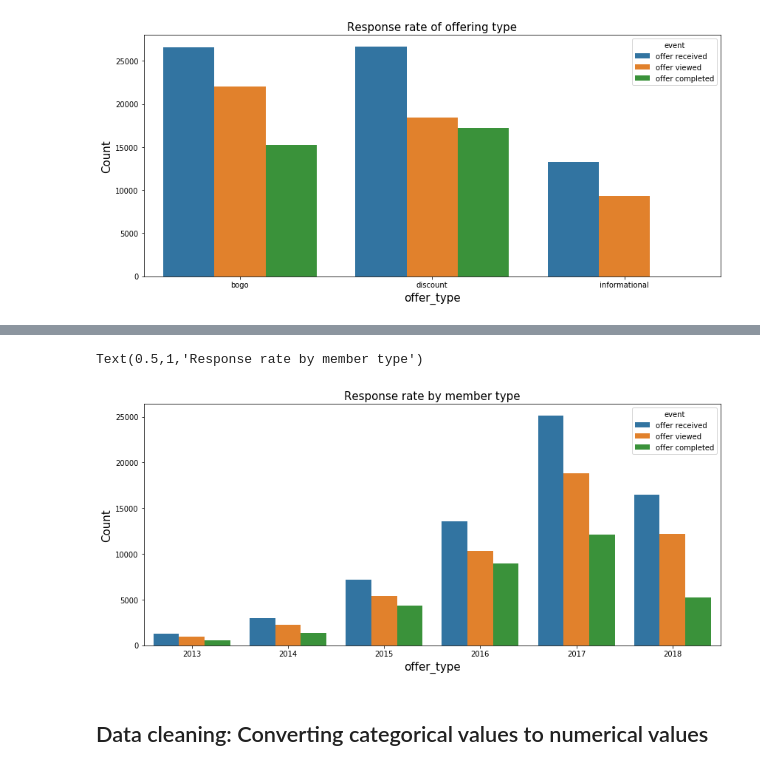
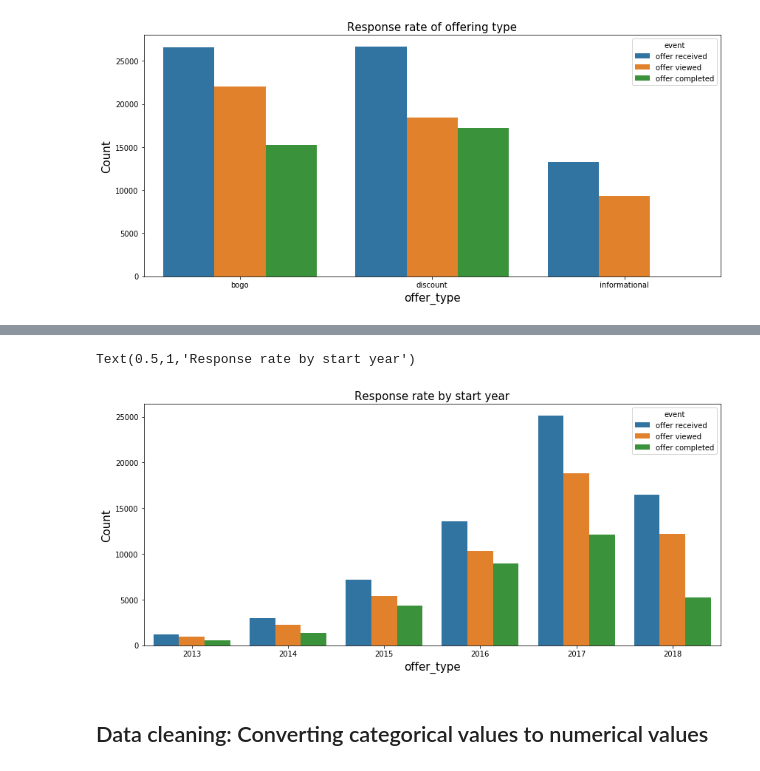
Before and after one commit to isakkabir/Starbucks-Challenge, a Jupyter notebook: Starbucks_Capstone_notebook.ipynb, the cells around one changed output, grey strips where cells are left out. Drawn from its saved outputs; the diff is of its cells as text; code cells hidden in the pictures.

```diff
--- a/Starbucks_Capstone_notebook.ipynb
+++ b/Starbucks_Capstone_notebook.ipynb
@@ -776,15 +780,15 @@ Text(0.5,1,'Response rate by member type')
 # %%
 plt.figure(figsize=(14, 6))
 # plot a offer_type distribution
 master_df['start_year'] = master_df['start_year'].astype(int)
 sns.countplot(x='start_year', hue="event", data= master_df)
 #copy_master_df['offer_type'].value_counts().plot.bar(figsize=(14,6),fontsize=12,color='teal');
 plt.xlabel('offer_type', fontsize=15)
 plt.ylabel('Count', fontsize=15)
-plt.title('Response rate by member type', fontsize=15)
+plt.title('Response rate by start year', fontsize=15)
 # %% [output]
-Text(0.5,1,'Response rate by member type')
+Text(0.5,1,'Response rate by start year')
-[figure, old version]
+[figure, new version]
 # %%
 #not offered received - amount spent
 #offered received amount spent
```
Also changed, not shown: parts of 34 cells of this notebook.
